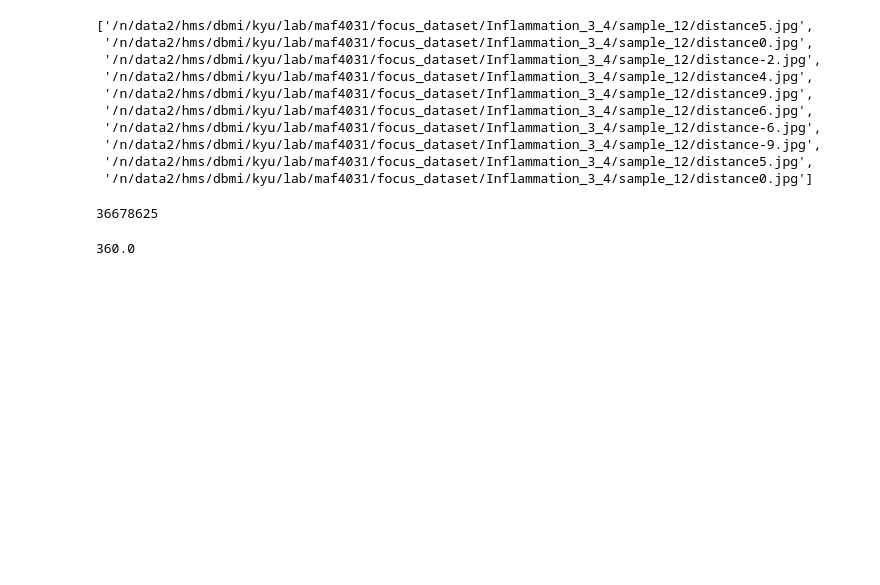
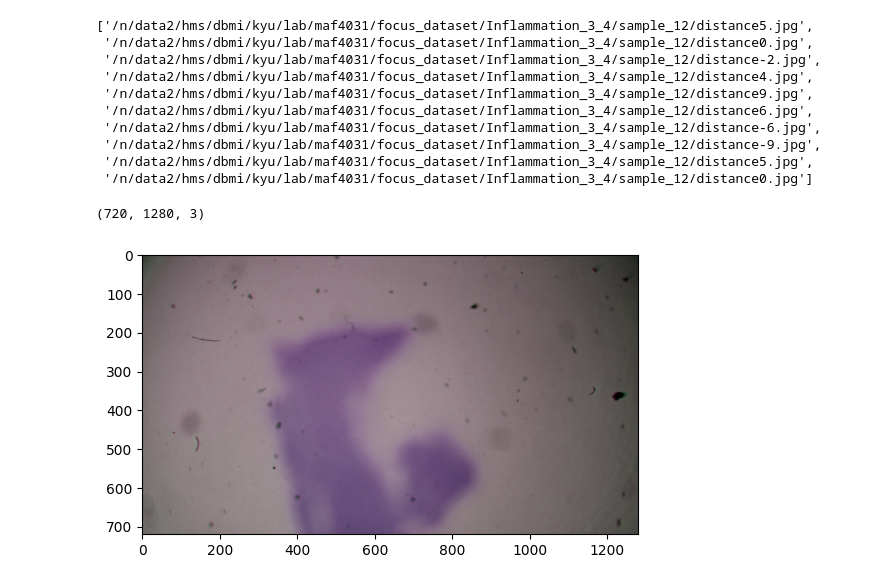
Before and after one commit to max-27/focus_model, a Jupyter notebook: eda.ipynb, the cells around one changed output. Saved outputs shown, nothing was run; the diff lists cells and outputs as text; code cells hidden in the pictures; blank space fills up the shorter version.

```diff
--- a/eda.ipynb
+++ b/eda.ipynb
@@ -168,12 +176,7 @@ max_img_path_list
  '/n/data2/hms/dbmi/kyu/lab/maf4031/focus_dataset/Inflammation_3_4/sample_12/distance5.jpg',
  '/n/data2/hms/dbmi/kyu/lab/maf4031/focus_dataset/Inflammation_3_4/sample_12/distance0.jpg']
 # %%
-i = io.imread("/n/data2/hms/dbmi/kyu/lab/maf4031/focus_dataset/Inflammation_3_4/sample_13/distance0.jpg")
+i = io.imread("/n/data2/hms/dbmi/kyu/lab/maf4031/focus_dataset/Inflammation_3_4/sample_13/distance300.jpg")
+i.shape
+# %% [output]
+(720, 1280, 3)
-# %%
-brenner_gradient(i)
-# %% [output]
-36678625
-# %%
-720/2
-# %% [output]
-360.0
@@ -179,0 +186,7 @@ brenner_gradient(i)
+# %%
+transform_color = transforms.ColorJitter(brightness=0.5, contrast=0.5, saturation=0.5, hue=0.2)
+transformed_img = transform_color(torch.from_numpy(i).permute(2,0,1))
+plt.imshow(transformed_img.permute(1,2,0))
+plt.show()
+# %% [output]
+[figure, added]
```
Also changed, not shown: parts of 9 cells of this notebook, 1 other file.
